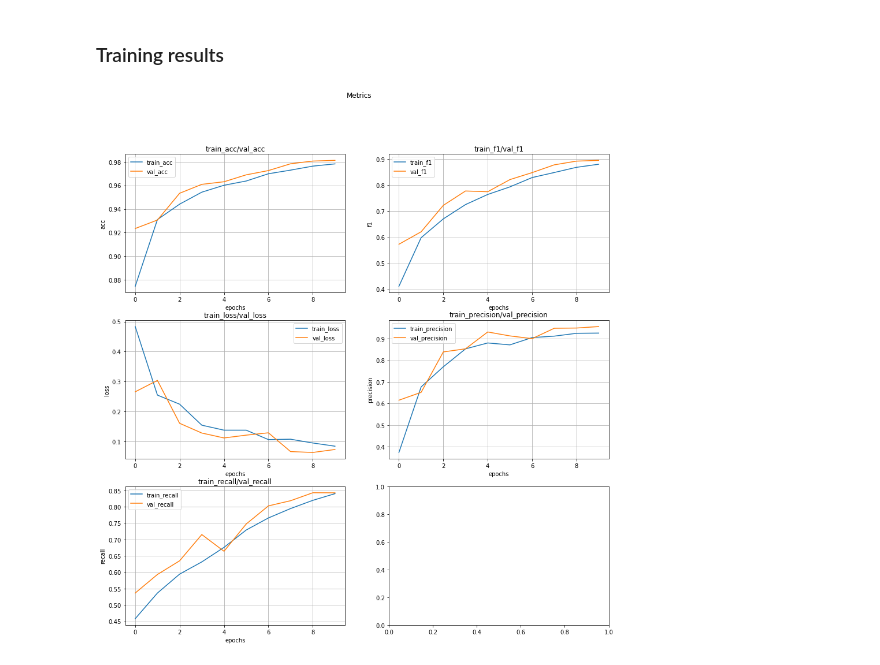
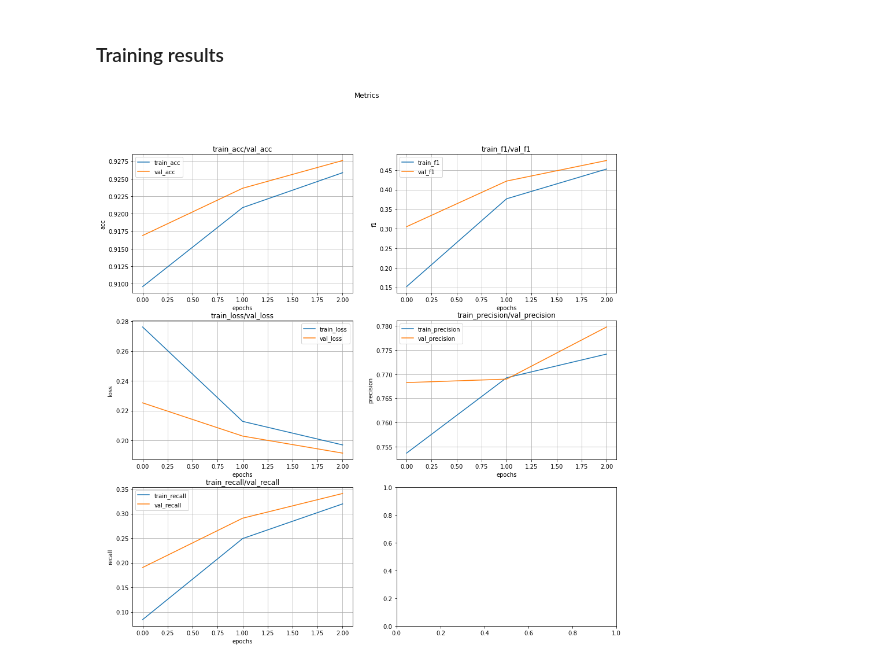
Before and after one commit to juancruzsosa/torchero, a Jupyter notebook: examples/notebooks/Text Classification with Torchero.ipynb, the cells around one changed output. Drawn from its saved outputs; the diff is of its cells as text; code cells hidden in the pictures.

```diff
--- a/examples/notebooks/Text Classification with Torchero.ipynb
+++ b/examples/notebooks/Text Classification with Torchero.ipynb
@@ -27,0 +31,16 @@ train_ds = TextClassificationDataset(df_train['comment_text'].tolist(),
+# %%
+df_train = pd.read_csv('/mnt/datasets/datasets/nlp/jigsaw-toxic-comment-classification-challenge/train.csv')
+
+if USE_PRETRAINED_EMBEDDINGS:
+    train_ds = TextClassificationDataset(df_train['comment_text'].tolist(),
+                                         df_train["toxic"].tolist(),
+                                         tokenizer='spacy:en',
+                                         vocab=vectors.vocab)
+else:
+    train_ds = TextClassificationDataset(df_train['comment_text'].tolist(),
+                                         df_train["toxic"].tolist(),
+                                         tokenizer='spacy:en',
+                                         vocab_max_size=100000)
+train_ds, val_ds = train_test_split(train_ds, valid_size=0.2)
+train_dl = train_ds.dataloader(collate_fn=BoWCollate(), batch_size=256, shuffle=True, num_workers=6)
+val_dl = val_ds.dataloader(collate_fn=BoWCollate(), batch_size=256, shuffle=False, num_workers=6)
@@ -61,21 +74,27 @@ regression_model = RegressionModel(100)
+# %%
+linear_model = LinearModel(len(train_ds.vocab),300)
+# %%
+if USE_PRETRAINED_EMBEDDINGS:
+    linear_model.embeddings.weight.data[1:,:] = vectors.matrix
+    linear_model.embeddings.weight.requires_grad = not FREEZE_EMBEDDINGS
 # %%
-regression_trainer = SupervisedTrainer(regression_model,
-                                       criterion='binary_cross_entropy_wl',
-                                       optimizer='adam',
-                                       acc_meters=['binary_with_logits_accuracy',
-                                                   Precision(with_logits=True),
-                                                   Recall(with_logits=True),
-                                                   F1Score(with_logits=True)],
+linear_model_trainer = SupervisedTrainer(linear_model,
+                                         criterion='binary_cross_entropy_wl',
+                                         optimizer='adam',
+                                         acc_meters=['binary_with_logits_accuracy',
+                                                     Precision(with_logits=True),
+                                                     Recall(with_logits=True),
+                                                     F1Score(with_logits=True)],
                                        callbacks=[ProgbarLogger(notebook=True)])
-regression_trainer.to('cuda')
-regression_trainer.train(train_dl, val_dl, epochs=10)
+linear_model_trainer.to('cuda')
+linear_model_trainer.train(train_dl, val_dl, epochs=3)
 # %% [markdown]
 ### Training results
 # %%
-regression_trainer.history.plot()
+linear_model_trainer.history.plot()
 plt.show()
 # %% [output]
-[figure, old version]
+[figure, new version]
 # %%
 class Conv1DBlock(nn.Module):
     def __init__(self, c_in, c_out, kernel_size=3, padding=(0, 0), stride=1, max_pool=True):
```
Also changed, not shown: parts of 16 cells of this notebook.
